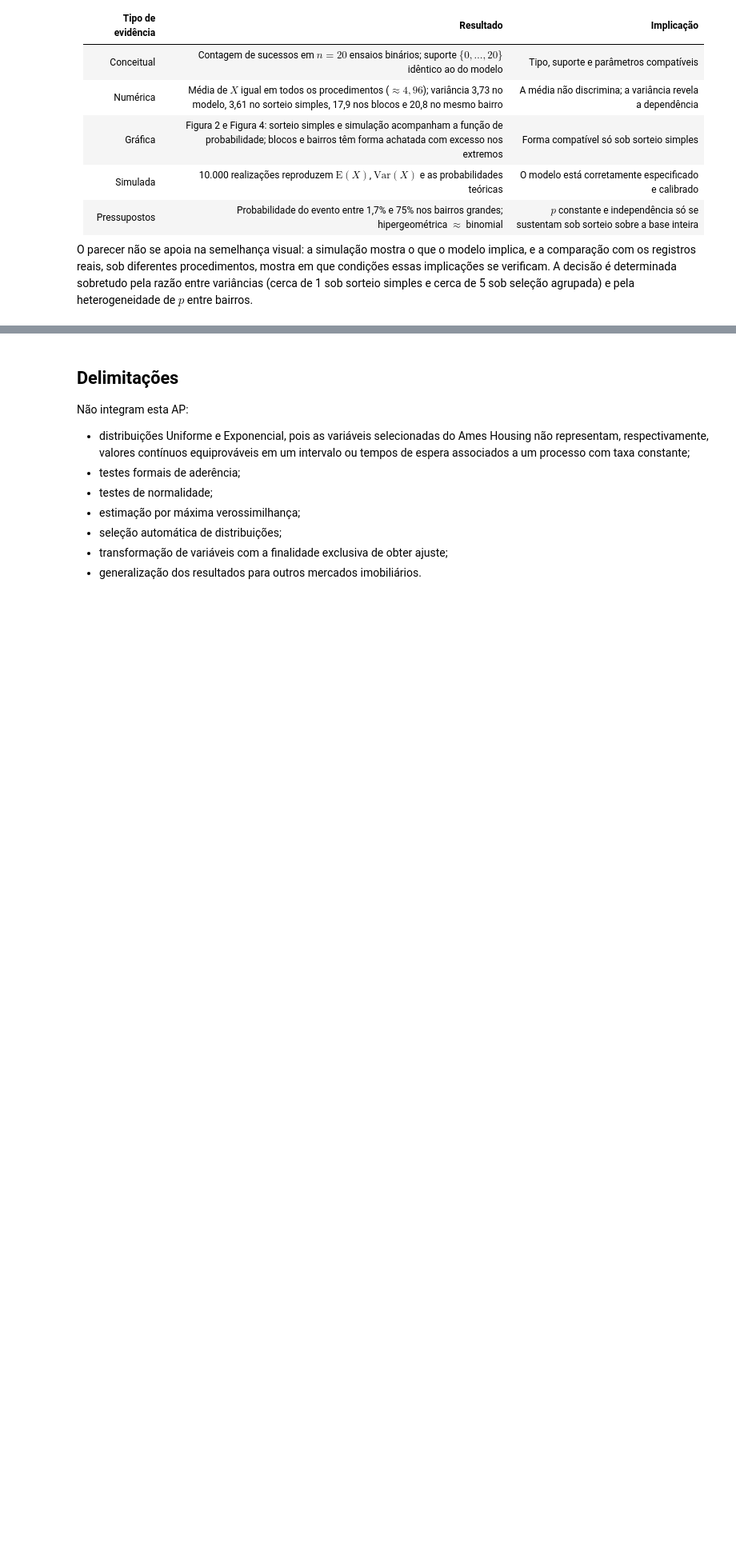
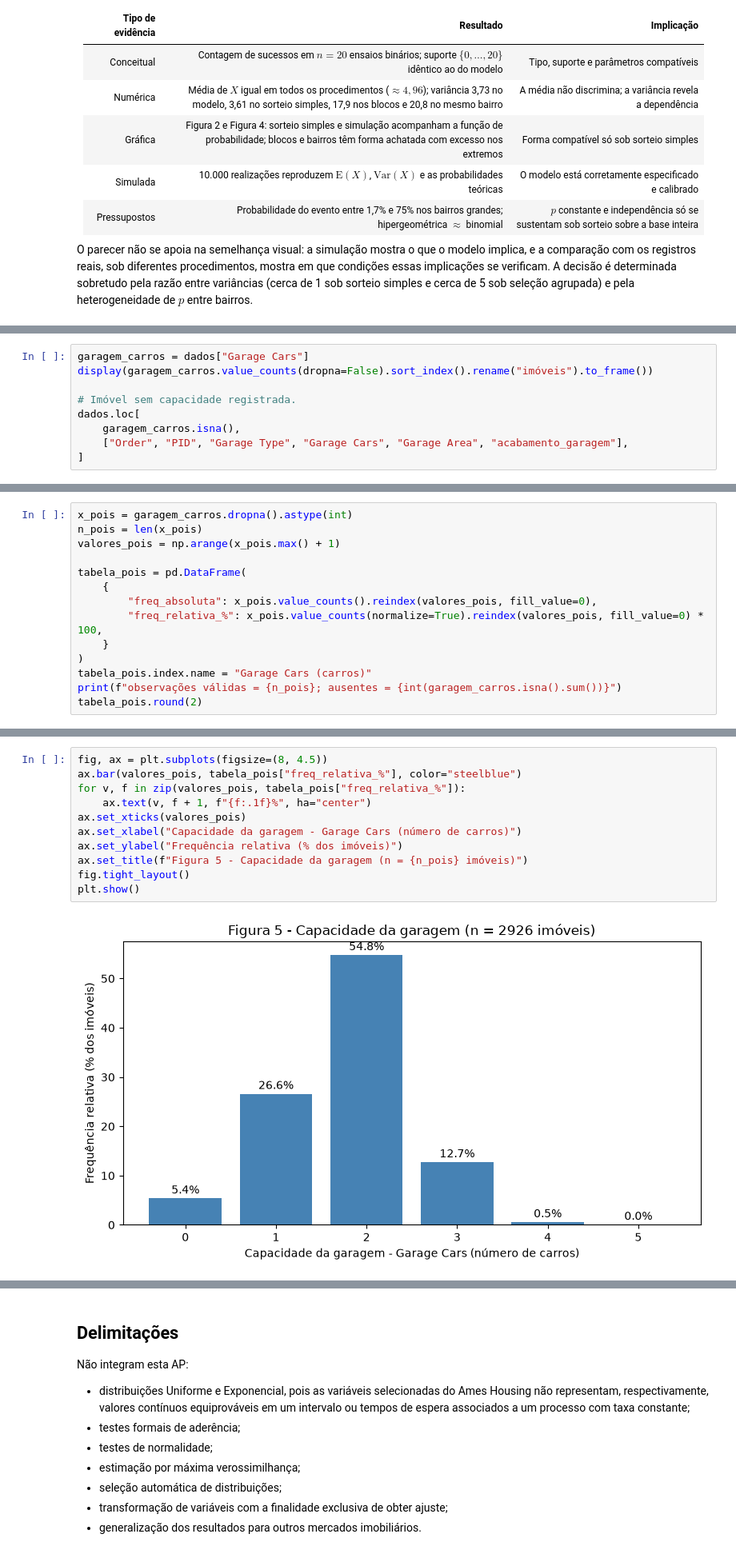
Before and after one commit to henriquelca/TrabalhoMQ, a Jupyter notebook: notebooks/ap2.ipynb, the cells around one changed output, grey strips where cells are left out. Shown at 80% size. Saved outputs shown, nothing was run; the diff lists cells and outputs as text; blank space fills up the shorter version.

Commit message:
AP2: adiciona trilhas Poisson e Normal
Trilha Poisson (Garage Cars, P1-P7) e trilha Normal (SalePrice, N1-N7),
com simulacao, auditoria dos pressupostos, parecer e sintese das tres trilhas.

```diff
--- a/notebooks/ap2.ipynb
+++ b/notebooks/ap2.ipynb
@@ -1025,0 +1054,9 @@ O parecer não se apoia na semelhança visual: a simulação mostra o que o mode
+# %%
+garagem_carros = dados["Garage Cars"]
+display(garagem_carros.value_counts(dropna=False).sort_index().rename("imóveis").to_frame())
+
+# Imóvel sem capacidade registrada.
+dados.loc[
+    garagem_carros.isna(),
+    ["Order", "PID", "Garage Type", "Garage Cars", "Garage Area", "acabamento_garagem"],
+]
@@ -1025,0 +1125,14 @@ O parecer não se apoia na semelhança visual: a simulação mostra o que o mode
+# %%
+x_pois = garagem_carros.dropna().astype(int)
+n_pois = len(x_pois)
+valores_pois = np.arange(x_pois.max() + 1)
+
+tabela_pois = pd.DataFrame(
+    {
+        "freq_absoluta": x_pois.value_counts().reindex(valores_pois, fill_value=0),
+        "freq_relativa_%": x_pois.value_counts(normalize=True).reindex(valores_pois, fill_value=0) * 100,
+    }
+)
+tabela_pois.index.name = "Garage Cars (carros)"
+print(f"observações válidas = {n_pois}; ausentes = {int(garagem_carros.isna().sum())}")
+tabela_pois.round(2)
@@ -1025,0 +1182,13 @@ O parecer não se apoia na semelhança visual: a simulação mostra o que o mode
+# %%
+fig, ax = plt.subplots(figsize=(8, 4.5))
+ax.bar(valores_pois, tabela_pois["freq_relativa_%"], color="steelblue")
+for v, f in zip(valores_pois, tabela_pois["freq_relativa_%"]):
+    ax.text(v, f + 1, f"{f:.1f}%", ha="center")
+ax.set_xticks(valores_pois)
+ax.set_xlabel("Capacidade da garagem - Garage Cars (número de carros)")
+ax.set_ylabel("Frequência relativa (% dos imóveis)")
+ax.set_title(f"Figura 5 - Capacidade da garagem (n = {n_pois} imóveis)")
+fig.tight_layout()
+plt.show()
+# %% [output]
+[figure, added]
```
Also changed, not shown: parts of 65 cells of this notebook.
